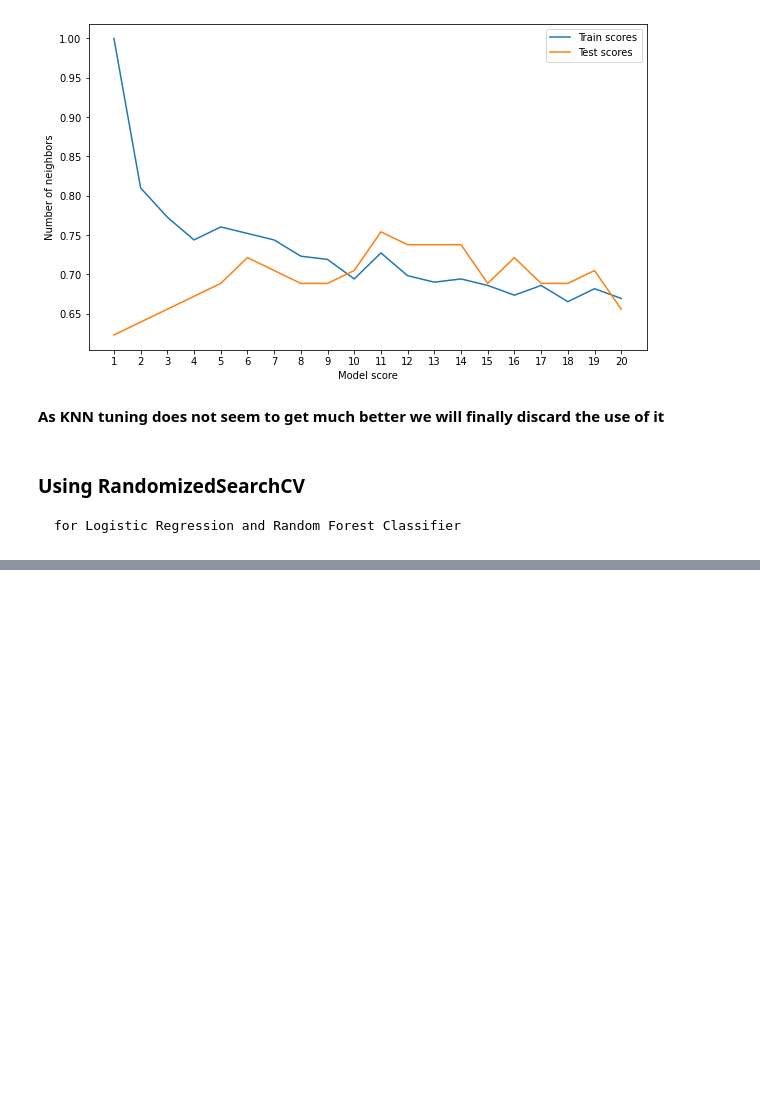
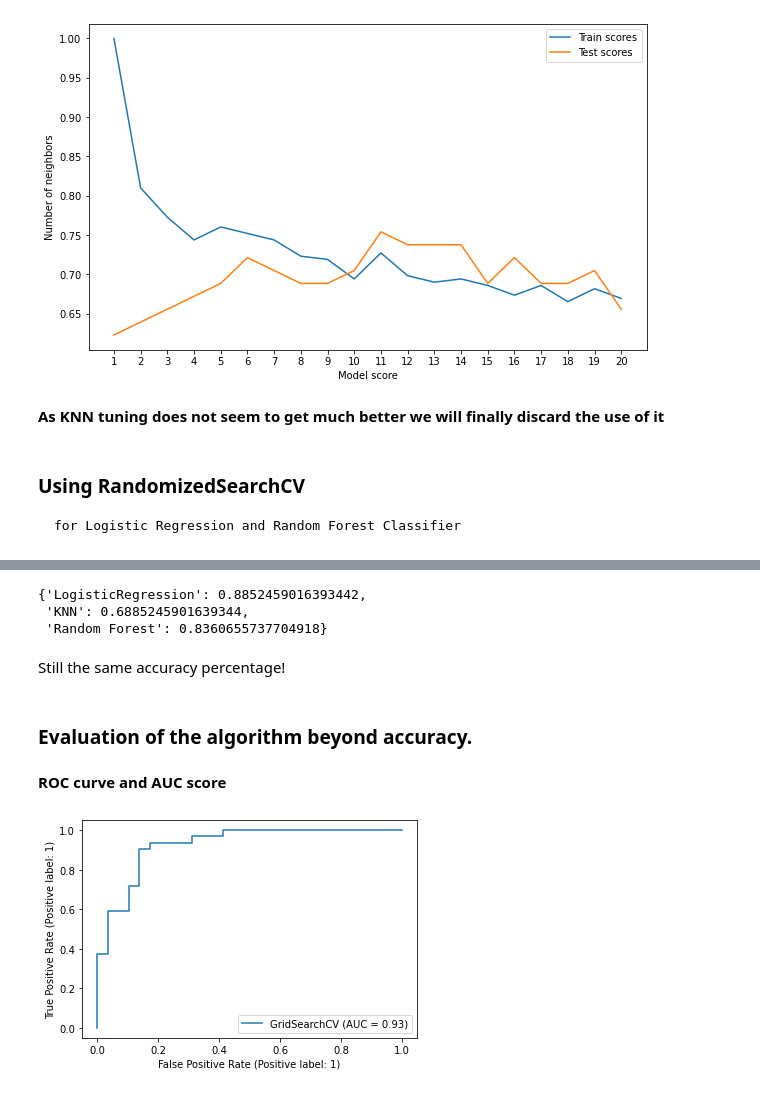
Before and after one commit to nachozobian/heart-disease-predictor, a Jupyter notebook: Heart-Disease-Classification-Predictor.ipynb, the cells around one changed output, grey strips where cells are left out. Cells and saved outputs as stored; diff of their text form; code cells hidden in the pictures; blank space fills up the shorter version.

Commit message:
Selecting Logistic Regression and giving results

```diff
--- a/Heart-Disease-Classification-Predictor.ipynb
+++ b/Heart-Disease-Classification-Predictor.ipynb
@@ -408,3 +409,20 @@ Maximum KNN score on the test data is 0.7540983606557377
 # %% [markdown]
 ### Using RandomizedSearchCV
     for Logistic Regression and Random Forest Classifier
+# %%
+#Logistic Regressor - hyperparameters c and solver
+log_reg_grid = {"C": np.logspace(-4, 4, 20),
+               "solver": ["liblinear"]}
+
+#RandomForest Classifier  - hyperparameters are n_estimators, max_depth, min_samples_split and min_samples_lead
+rf_grid = {"n_estimators": np.arange(10, 100, 50),
+          "max_depth": [None, 3, 5, 10],
+          "min_samples_split": np.arange(2,20,2),
+          "min_samples_leaf": np.arange(1, 20, 2)}
+# %%
+#Tune Logistic Regression - best performance with default settings
+np.random.seed(42)
+
+rs_log_reg = RandomizedSearchCV(LogisticRegression(), param_distributions=log_reg_grid,
+                               cv = 5, n_iter = 20, verbose = True)
+rs_log_reg.fit(X_train, y_train)
@@ -410,0 +449,6 @@ Maximum KNN score on the test data is 0.7540983606557377
+# %%
+np.random.seed(42)
+
+rs_rf = RandomizedSearchCV(RandomForestClassifier(), param_distributions=rf_grid,
+                               cv = 5, n_iter = 20, verbose = True)
+rs_rf.fit(X_train, y_train)
@@ -410,0 +478,8 @@ Maximum KNN score on the test data is 0.7540983606557377
+# %%
+log_reg_grid = {"C": np.logspace(-4, 4, 30),
+               "solver": ["liblinear"]}
+gs_log_reg = GridSearchCV(LogisticRegression(),
+                         param_grid=log_reg_grid,
+                         cv=6,
+                         verbose = True)
+gs_log_reg.fit(X_train, y_train)
@@ -410,0 +507,12 @@ Maximum KNN score on the test data is 0.7540983606557377
+# %%
+model_scores
+# %% [output]
+{'LogisticRegression': 0.8852459016393442,
+ 'KNN': 0.6885245901639344,
+ 'Random Forest': 0.8360655737704918}
+# %% [markdown]
+Still the same accuracy percentage!
+# %% [markdown]
+### Evaluation of the algorithm beyond accuracy.
+# %% [markdown]
+**ROC curve and AUC score**
@@ -410,0 +521,4 @@ Maximum KNN score on the test data is 0.7540983606557377
+# %%
+fig = plot_roc_curve(gs_log_reg, X_test, y_test)
+# %% [output]
+[figure, added]
```
Also changed, not shown: parts of 18 cells of this notebook.
